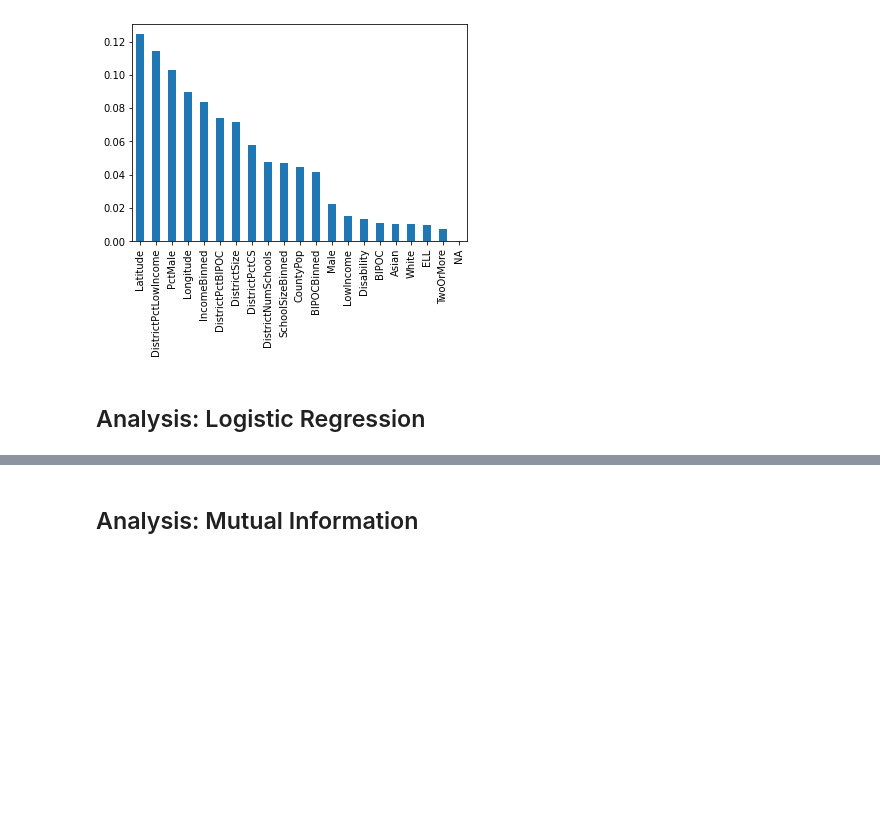
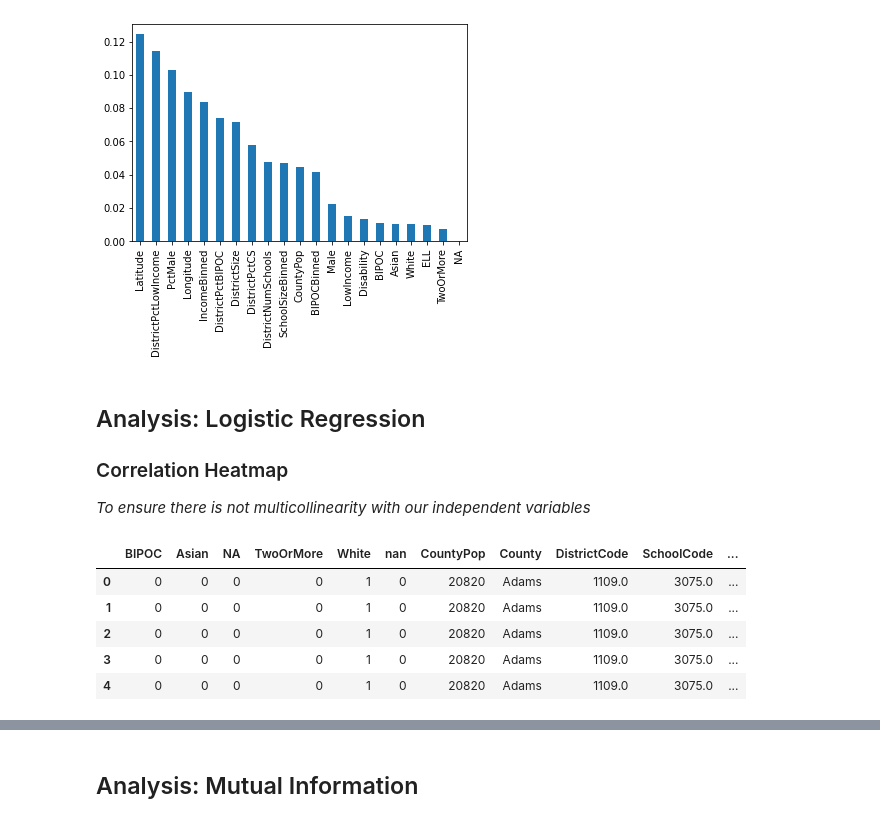
Before and after one commit to brinkbrink/WA_CS_v2, a Jupyter notebook: StudentAnalysis-2.ipynb, the cells around one changed output, grey strips where cells are left out. Saved outputs shown, nothing was run; the diff lists cells and outputs as text; code cells hidden in the pictures; blank space fills up the shorter version.

```diff
--- a/StudentAnalysis-2.ipynb
+++ b/StudentAnalysis-2.ipynb
@@ -1038,3 +1054,14 @@ feature_importances.plot.bar();
 [figure]
 # %% [markdown]
 ## Analysis: Logistic Regression
+### Correlation Heatmap
+*To ensure there is not multicollinearity with our independent variables*
+# %%
+students_df.head()
+# %% [output]
+|  | BIPOC | Asian | NA | TwoOrMore | White | nan | CountyPop | County | DistrictCode | SchoolCode | ... |
+| 0 | 0 | 0 | 0 | 0 | 1 | 0 | 20820 | Adams | 1109.0 | 3075.0 | ... |
+| 1 | 0 | 0 | 0 | 0 | 1 | 0 | 20820 | Adams | 1109.0 | 3075.0 | ... |
+| 2 | 0 | 0 | 0 | 0 | 1 | 0 | 20820 | Adams | 1109.0 | 3075.0 | ... |
+| 3 | 0 | 0 | 0 | 0 | 1 | 0 | 20820 | Adams | 1109.0 | 3075.0 | ... |
+| 4 | 0 | 0 | 0 | 0 | 1 | 0 | 20820 | Adams | 1109.0 | 3075.0 | ... |
```
Also changed, not shown: parts of 7 cells of this notebook, 1 other file.
